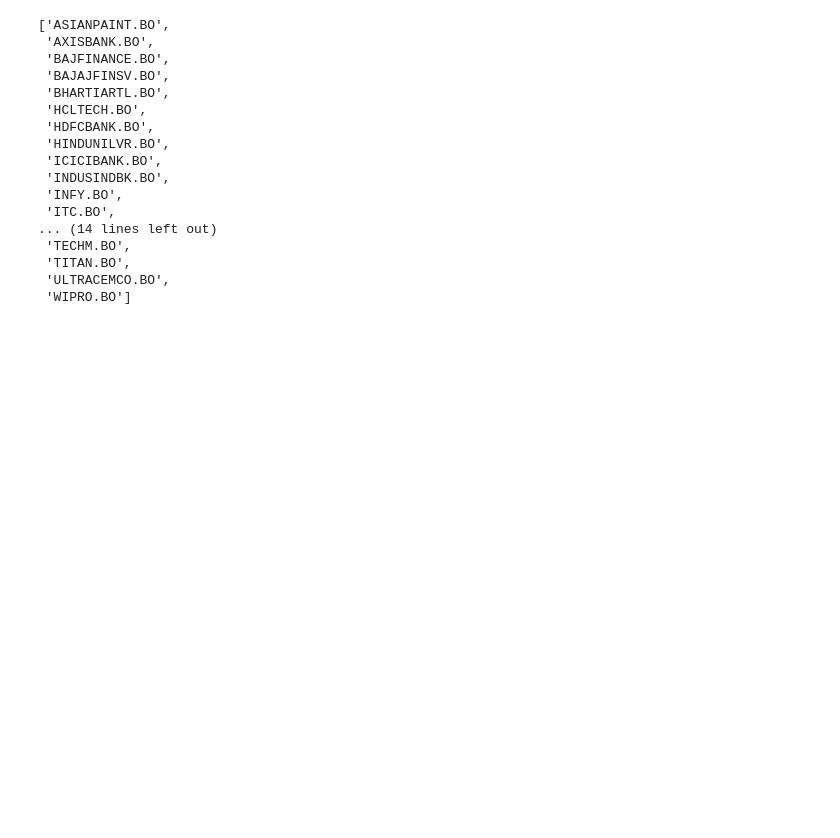
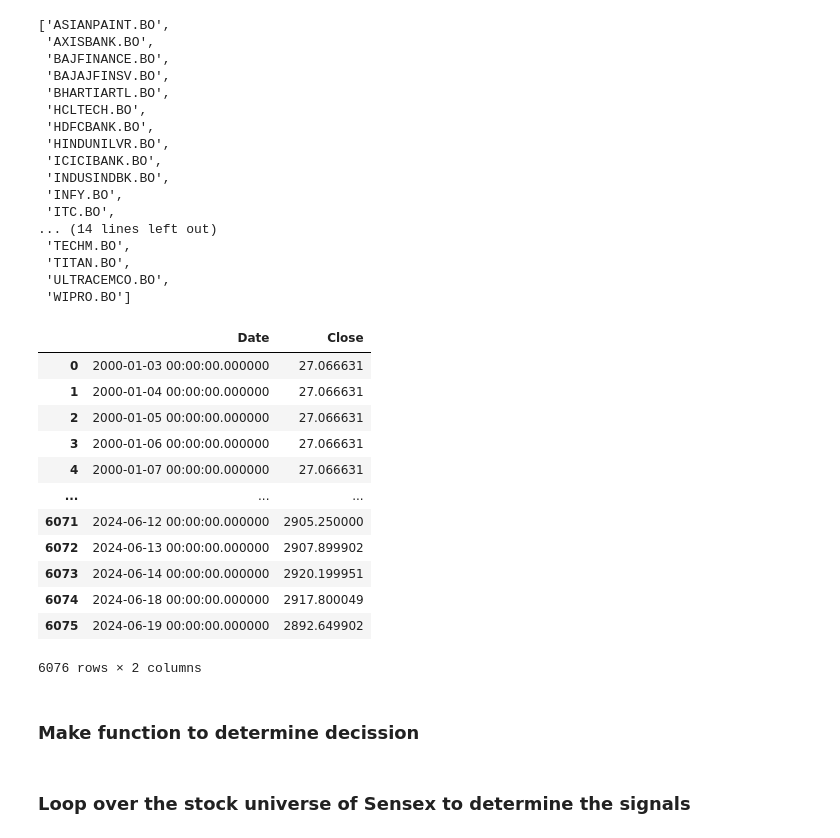
Before and after one commit to Rigava/Load-Nifty-Data, a Jupyter notebook: Technical NB/create_database.ipynb, the cells around one changed output. Cells and saved outputs as stored; diff of their text form; code cells hidden in the pictures; blank space fills up the shorter version.

```diff
--- a/Technical NB/create_database.ipynb
+++ b/Technical NB/create_database.ipynb
@@ -126,0 +125,24 @@ framelist=[]
+# %%
+framelist=[]
+for name in names:
+    with Indiaengine.begin() as conn:
+        query = text(f'select Date,Close From "{name}"')
+        dfs=pd.read_sql(query,conn)
+        framelist.append(dfs)
+framelist[0]
+# %% [output]
+|  | Date | Close |
+| 0 | 2000-01-03 00:00:00.000000 | 27.066631 |
+| 1 | 2000-01-04 00:00:00.000000 | 27.066631 |
+| 2 | 2000-01-05 00:00:00.000000 | 27.066631 |
+| 3 | 2000-01-06 00:00:00.000000 | 27.066631 |
+| 4 | 2000-01-07 00:00:00.000000 | 27.066631 |
+| ... | ... | ... |
+| 6071 | 2024-06-12 00:00:00.000000 | 2905.250000 |
+| 6072 | 2024-06-13 00:00:00.000000 | 2907.899902 |
+| 6073 | 2024-06-14 00:00:00.000000 | 2920.199951 |
+| 6074 | 2024-06-18 00:00:00.000000 | 2917.800049 |
+| 6075 | 2024-06-19 00:00:00.000000 | 2892.649902 |
+6076 rows × 2 columns
+# %% [markdown]
+### Make function to determine decission
@@ -126,0 +165,2 @@ framelist=[]
+# %% [markdown]
+### Loop over the stock universe of Sensex to determine the signals
```
Also changed, not shown: parts of 10 cells of this notebook, 3 other files.
